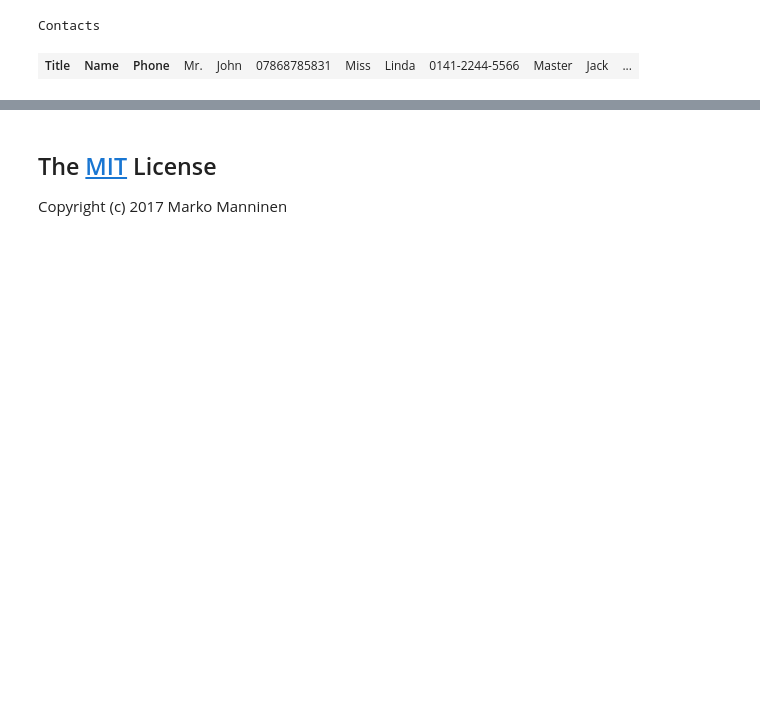
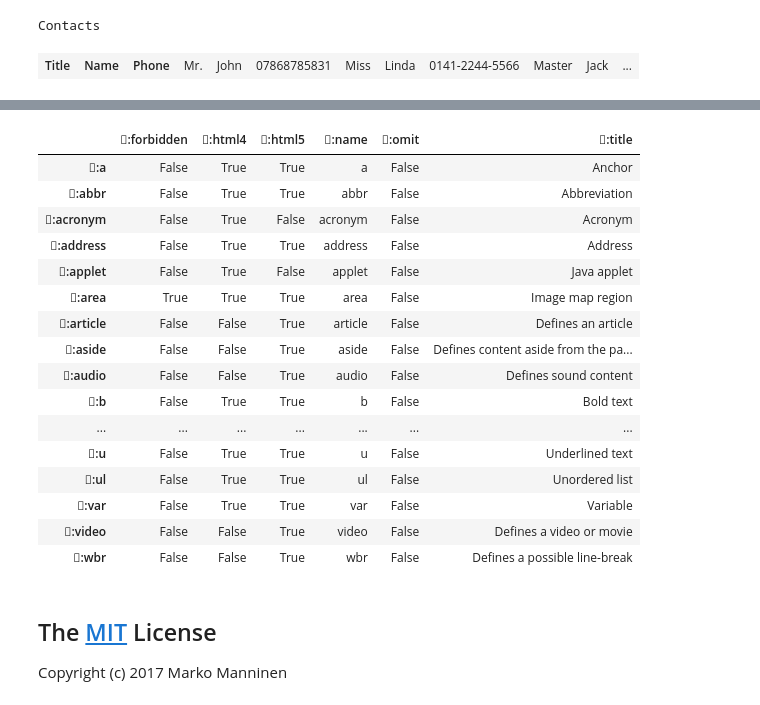
Before and after one commit to markomanninen/hytml, a Jupyter notebook: HyTML - HTML templator for Hy.ipynb, the cells around one changed output, grey strips where cells are left out. Saved outputs shown, nothing was run; the diff lists cells and outputs as text; code cells hidden in the pictures; blank space fills up the shorter version.

```diff
--- a/HyTML - HTML templator for Hy.ipynb
+++ b/HyTML - HTML templator for Hy.ipynb
@@ -217,0 +251,6 @@ HTML Element Specifications
+# %%
+; lets import pandas dataframe for easy table view
+(import [pandas])
+; set max rows to 200 to prevent pruning displayed rows
+(pandas.set_option "display.max_rows" 200)
+; disable jupyter notebook autoscroll on the next cell
@@ -218 +261,22 @@ HTML Element Specifications
+# %%
+; show all specs
+(pandas.DataFrame.transpose (pandas.DataFrame specs))
+# %% [output]
+|  | ﷐:forbidden | ﷐:html4 | ﷐:html5 | ﷐:name | ﷐:omit | ﷐:title |
+| ﷐:a | False | True | True | a | False | Anchor |
+| ﷐:abbr | False | True | True | abbr | False | Abbreviation |
+| ﷐:acronym | False | True | False | acronym | False | Acronym |
+| ﷐:address | False | True | True | address | False | Address |
+| ﷐:applet | False | True | False | applet | False | Java applet |
+| ﷐:area | True | True | True | area | False | Image map region |
+| ﷐:article | False | False | True | article | False | Defines an article |
+| ﷐:aside | False | False | True | aside | False | Defines content aside from the pa... |
+| ﷐:audio | False | False | True | audio | False | Defines sound content |
+| ﷐:b | False | True | True | b | False | Bold text |
+| ... | ... | ... | ... | ... | ... | ... |
+| ﷐:u | False | True | True | u | False | Underlined text |
+| ﷐:ul | False | True | True | ul | False | Unordered list |
+| ﷐:var | False | True | True | var | False | Variable |
+| ﷐:video | False | False | True | video | False | Defines a video or movie |
+| ﷐:wbr | False | False | True | wbr | False | Defines a possible line-break |
 # %%
```
Also changed, not shown: parts of 24 cells of this notebook.
